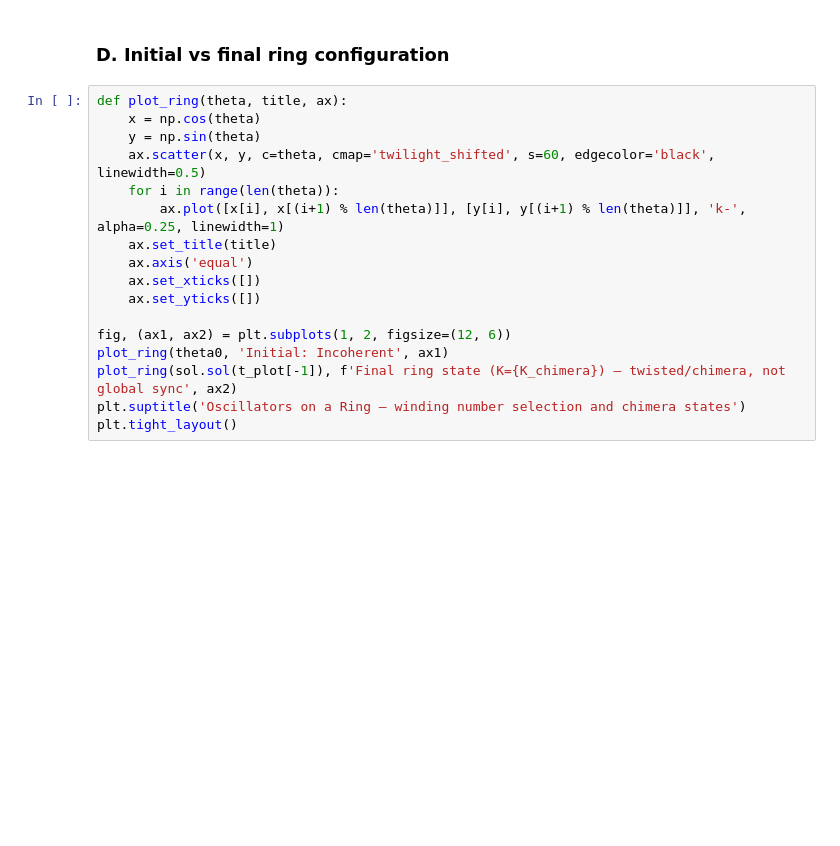
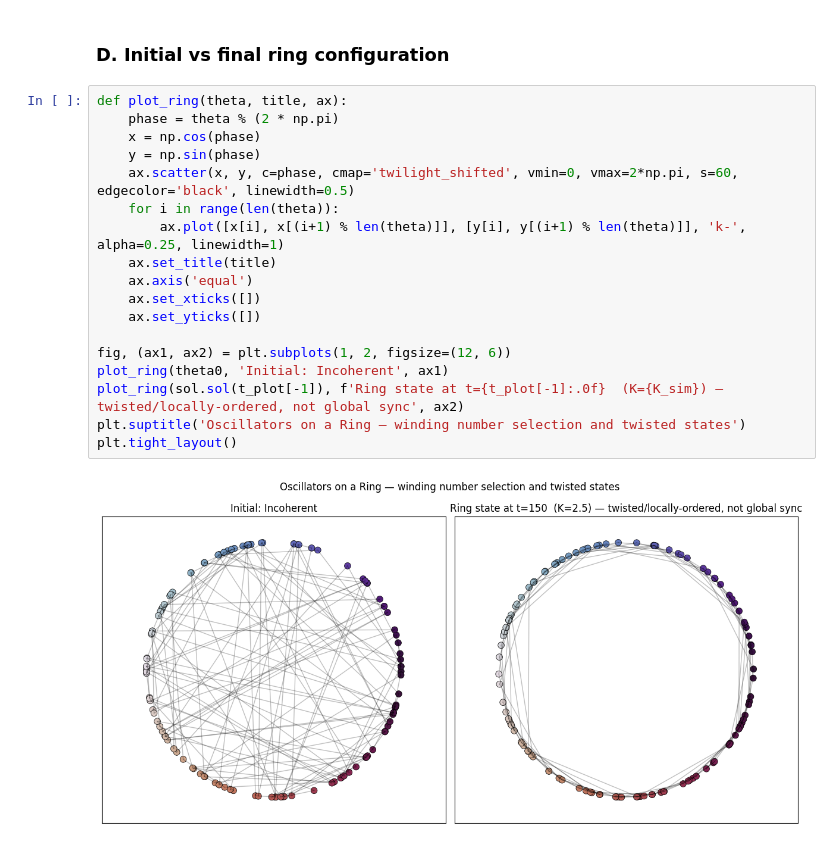
Before and after one commit to velvetmonkey/flywheel-universe, a Jupyter notebook: kuramoto_ring.ipynb, the cells around one changed output. Saved outputs shown, nothing was run; the diff lists cells and outputs as text; blank space fills up the shorter version.

```diff
--- a/kuramoto_ring.ipynb
+++ b/kuramoto_ring.ipynb
@@ -107,18 +138,21 @@ plt.tight_layout()
 ### D. Initial vs final ring configuration
 # %%
 def plot_ring(theta, title, ax):
-    x = np.cos(theta)
-    y = np.sin(theta)
-    ax.scatter(x, y, c=theta, cmap='twilight_shifted', s=60, edgecolor='black', linewidth=0.5)
+    phase = theta % (2 * np.pi)
+    x = np.cos(phase)
+    y = np.sin(phase)
+    ax.scatter(x, y, c=phase, cmap='twilight_shifted', vmin=0, vmax=2*np.pi, s=60, edgecolor='black', linewidth=0.5)
     for i in range(len(theta)):
         ax.plot([x[i], x[(i+1) % len(theta)]], [y[i], y[(i+1) % len(theta)]], 'k-', alpha=0.25, linewidth=1)
     ax.set_title(title)
     ax.axis('equal')
     ax.set_xticks([])
     ax.set_yticks([])
 
 fig, (ax1, ax2) = plt.subplots(1, 2, figsize=(12, 6))
 plot_ring(theta0, 'Initial: Incoherent', ax1)
-plot_ring(sol.sol(t_plot[-1]), f'Final ring state (K={K_chimera}) — twisted/chimera, not global sync', ax2)
-plt.suptitle('Oscillators on a Ring — winding number selection and chimera states')
+plot_ring(sol.sol(t_plot[-1]), f'Ring state at t={t_plot[-1]:.0f}  (K={K_sim}) — twisted/locally-ordered, not global sync', ax2)
+plt.suptitle('Oscillators on a Ring — winding number selection and twisted states')
 plt.tight_layout()
+# %% [output]
+[figure, added]
```
Also changed, not shown: parts of 21 cells of this notebook, 2 other files.
